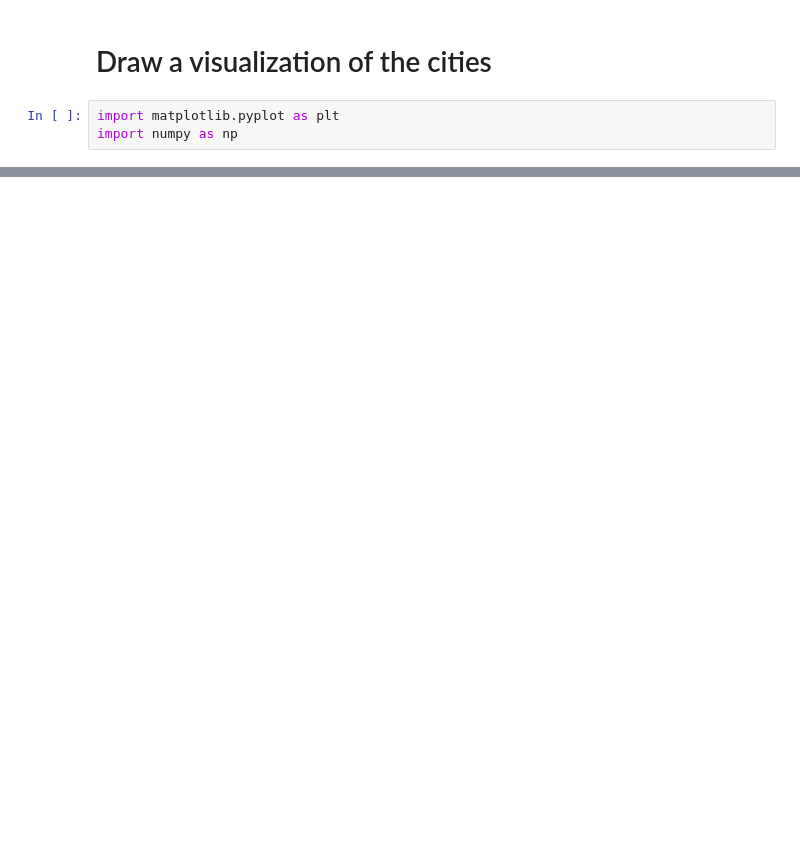
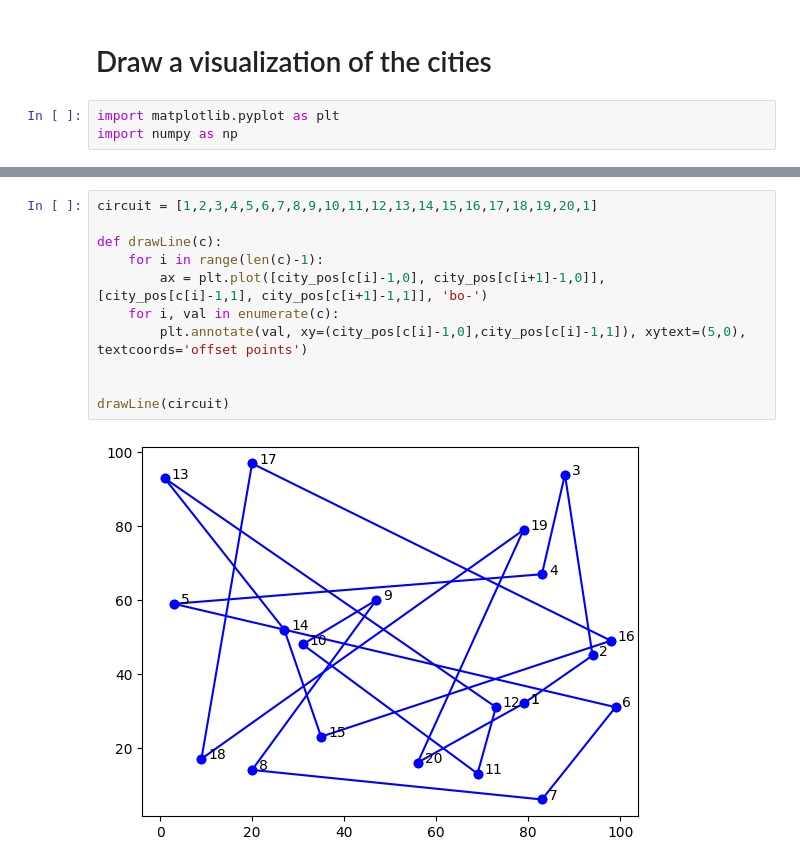
Before and after one commit to Tysonn2605/data-insat-tyson, a Jupyter notebook: notebooks/vdc/visual.ipynb, the cells around one changed output, grey strips where cells are left out. Cells and saved outputs as stored; diff of their text form; blank space fills up the shorter version.

```diff
--- a/notebooks/vdc/visual.ipynb
+++ b/notebooks/vdc/visual.ipynb
@@ -13,0 +14,13 @@ ax.scatter(city_pos[:,0], city_pos[:,1])
+# %%
+circuit = [1,2,3,4,5,6,7,8,9,10,11,12,13,14,15,16,17,18,19,20,1]
+
+def drawLine(c):
+    for i in range(len(c)-1):
+        ax = plt.plot([city_pos[c[i]-1,0], city_pos[c[i+1]-1,0]], [city_pos[c[i]-1,1], city_pos[c[i+1]-1,1]], 'bo-')
+    for i, val in enumerate(c):
+        plt.annotate(val, xy=(city_pos[c[i]-1,0],city_pos[c[i]-1,1]), xytext=(5,0), textcoords='offset points')
+
+
+drawLine(circuit)
+# %% [output]
+[figure, added]
```
Also changed, not shown: parts of 2 cells of this notebook.
